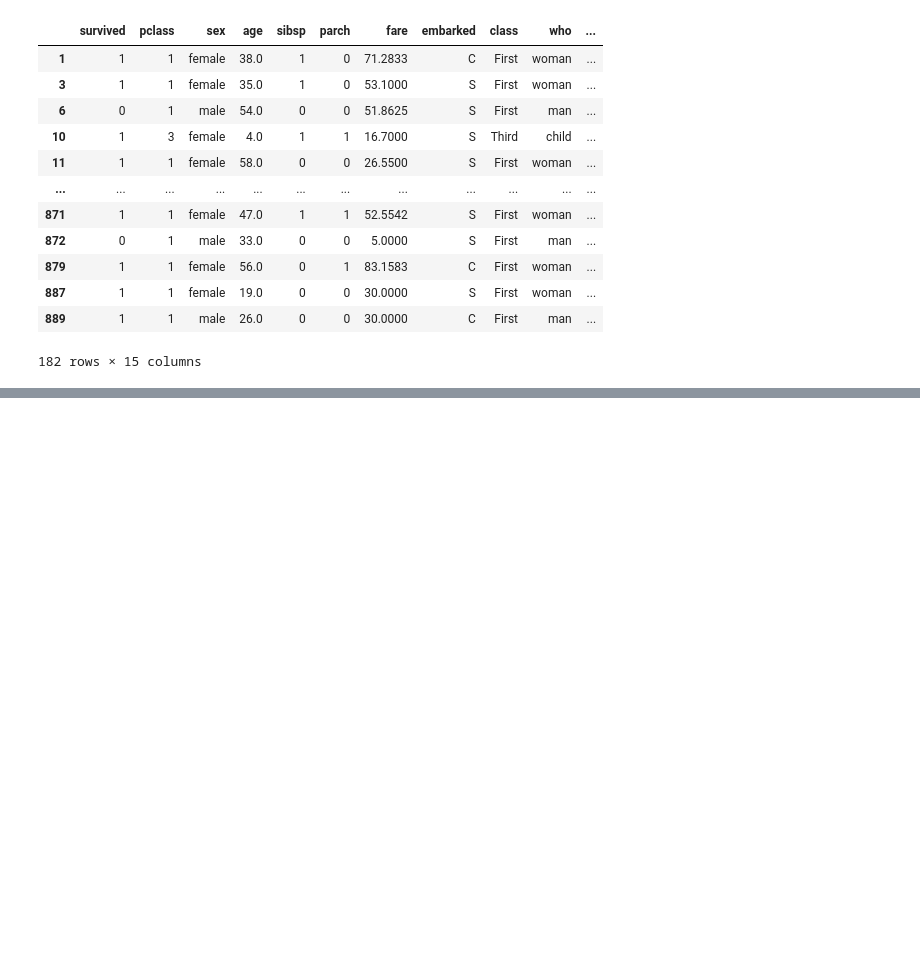
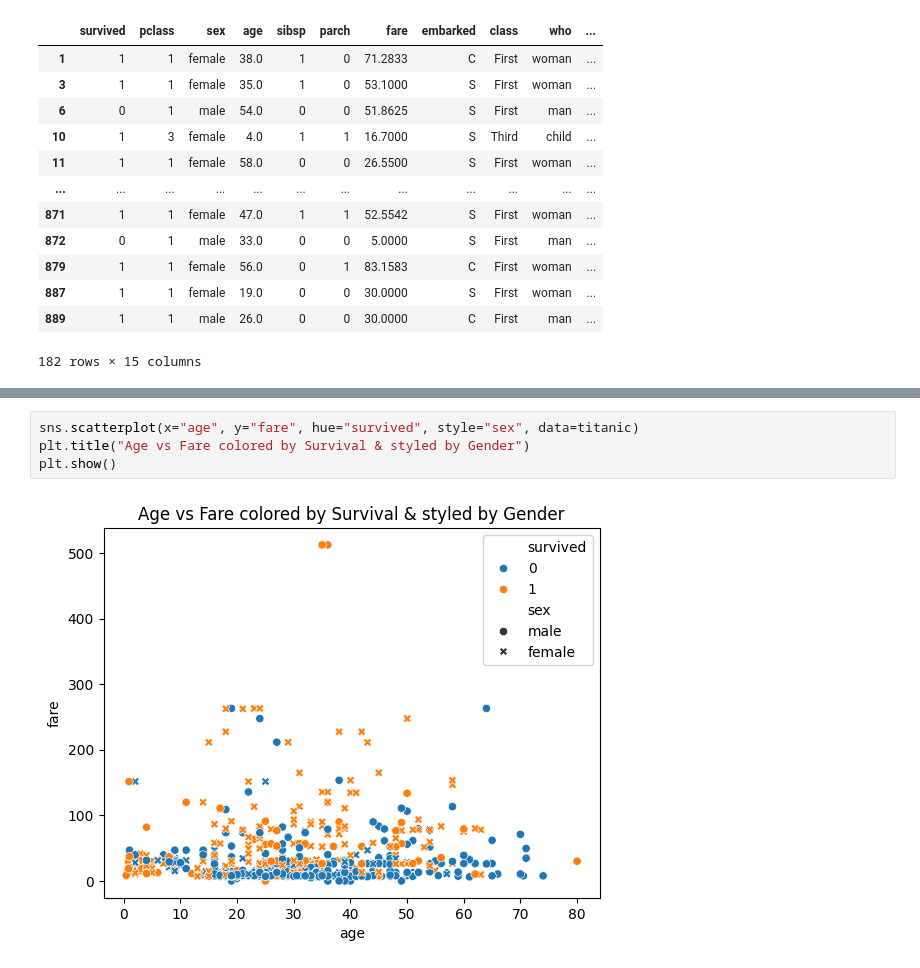
Before and after one commit to RangeshPandianPT/Data-Science_with-ML, a Jupyter notebook: Data_Visualization.ipynb, the cells around one changed output, grey strips where cells are left out. Saved outputs shown, nothing was run; the diff lists cells and outputs as text; blank space fills up the shorter version.

```diff
--- a/Data_Visualization.ipynb
+++ b/Data_Visualization.ipynb
@@ -349,0 +359,6 @@ titanic_data_2
+# %%
+sns.scatterplot(x="age", y="fare", hue="survived", style="sex", data=titanic)
+plt.title("Age vs Fare colored by Survival & styled by Gender")
+plt.show()
+# %% [output]
+[figure, added]
```
Also changed, not shown: parts of 7 cells of this notebook.
